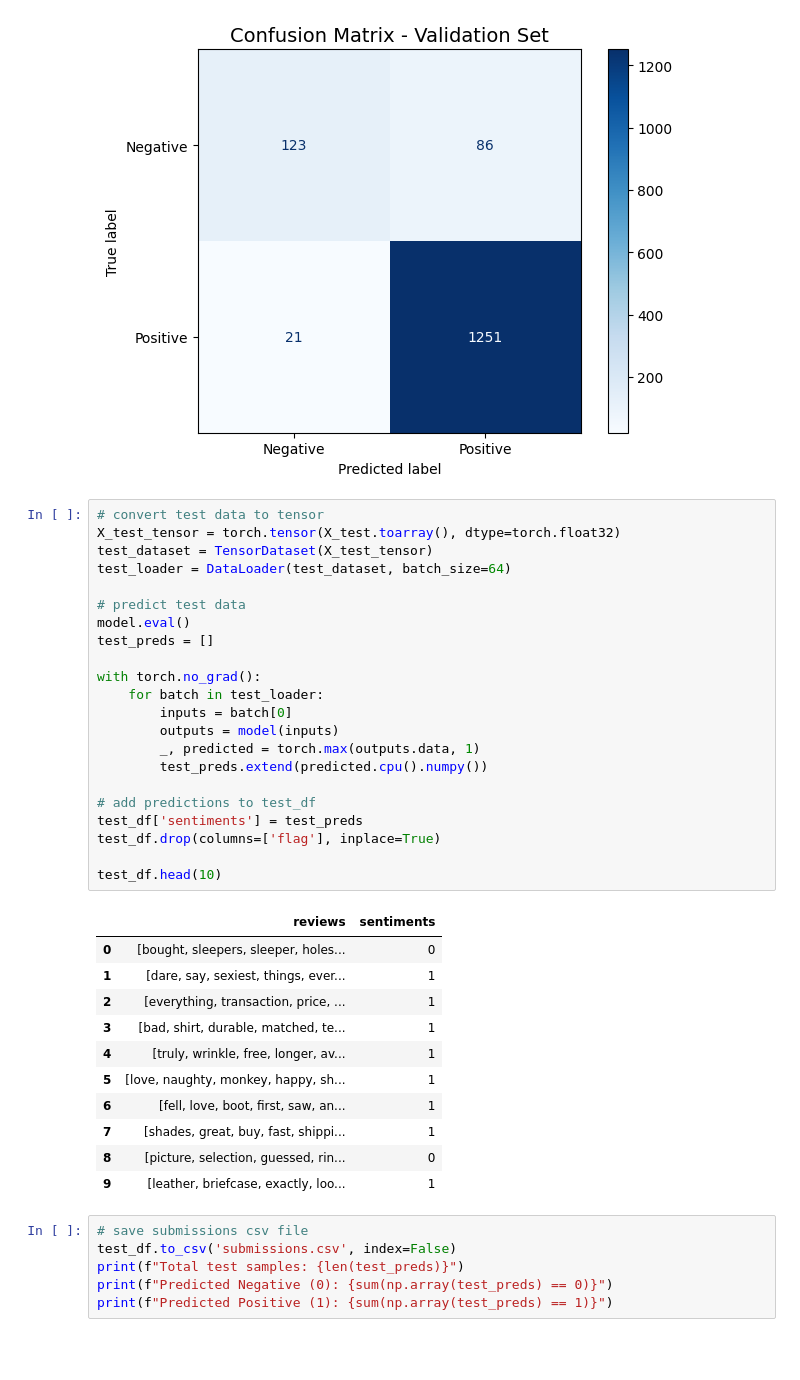
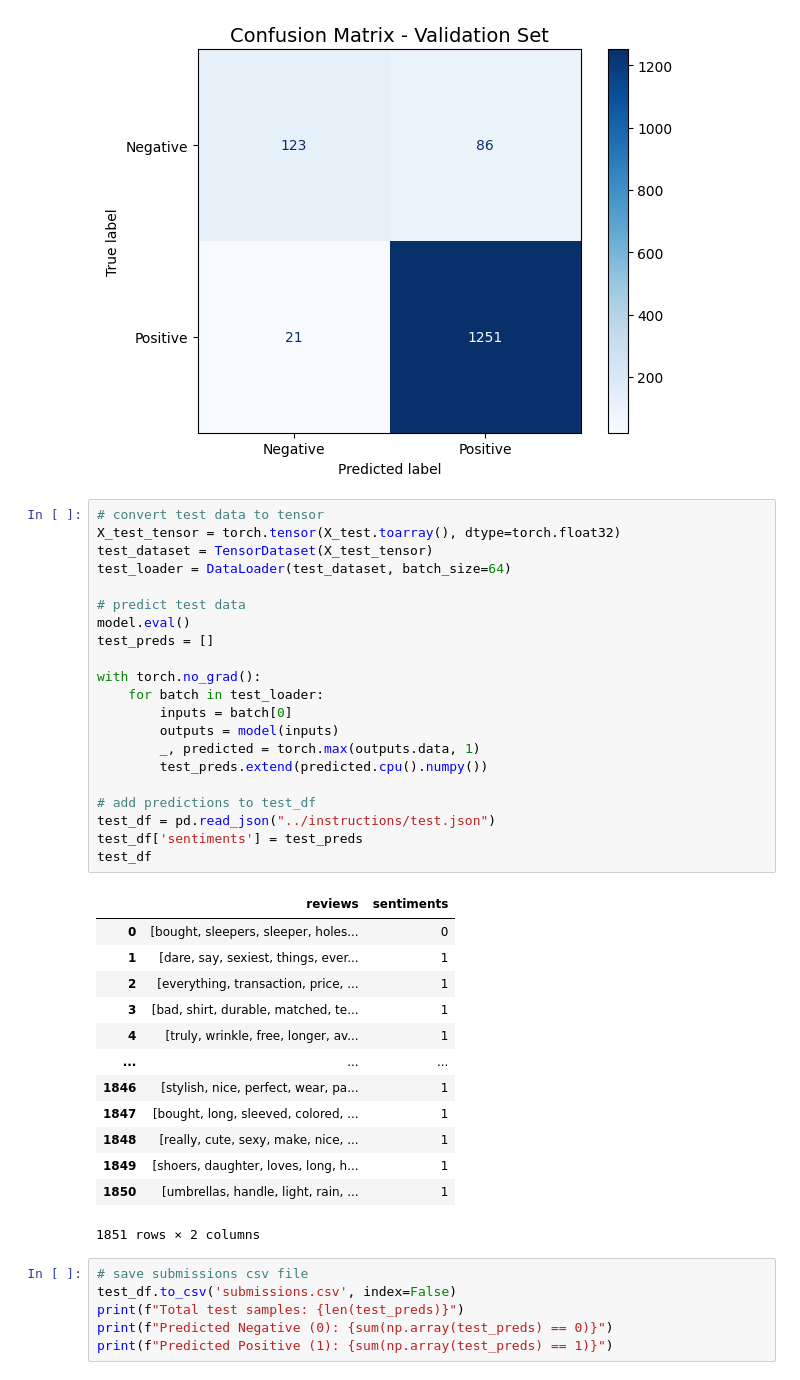
Before and after one commit to ppuimunn/IE4483, a Jupyter notebook: submissions/project_draft.ipynb, the cells around one changed output. Drawn from its saved outputs; the diff is of its cells as text; blank space fills up the shorter version.

```diff
--- a/submissions/project_draft.ipynb
+++ b/submissions/project_draft.ipynb
@@ -311,37 +311,38 @@ Final Validation F1-Score: 0.9220
 # %%
 # convert test data to tensor
 X_test_tensor = torch.tensor(X_test.toarray(), dtype=torch.float32)
 test_dataset = TensorDataset(X_test_tensor)
 test_loader = DataLoader(test_dataset, batch_size=64)
 
 # predict test data
 model.eval()
 test_preds = []
 
 with torch.no_grad():
     for batch in test_loader:
         inputs = batch[0]
         outputs = model(inputs)
         _, predicted = torch.max(outputs.data, 1)
         test_preds.extend(predicted.cpu().numpy())
 
 # add predictions to test_df
+test_df = pd.read_json("../instructions/test.json")
 test_df['sentiments'] = test_preds
-test_df.drop(columns=['flag'], inplace=True)
-
-test_df.head(10)
+test_df
 # %% [output]
 |  | reviews | sentiments |
 | 0 | [bought, sleepers, sleeper, holes... | 0 |
 | 1 | [dare, say, sexiest, things, ever... | 1 |
 | 2 | [everything, transaction, price, ... | 1 |
 | 3 | [bad, shirt, durable, matched, te... | 1 |
 | 4 | [truly, wrinkle, free, longer, av... | 1 |
-| 5 | [love, naughty, monkey, happy, sh... | 1 |
-| 6 | [fell, love, boot, first, saw, an... | 1 |
-| 7 | [shades, great, buy, fast, shippi... | 1 |
-| 8 | [picture, selection, guessed, rin... | 0 |
-| 9 | [leather, briefcase, exactly, loo... | 1 |
+| ... | ... | ... |
+| 1846 | [stylish, nice, perfect, wear, pa... | 1 |
+| 1847 | [bought, long, sleeved, colored, ... | 1 |
+| 1848 | [really, cute, sexy, make, nice, ... | 1 |
+| 1849 | [shoers, daughter, loves, long, h... | 1 |
+| 1850 | [umbrellas, handle, light, rain, ... | 1 |
+1851 rows × 2 columns
 # %%
 # save submissions csv file
 test_df.to_csv('submissions.csv', index=False)
```
Also changed, not shown: 1 other file.
